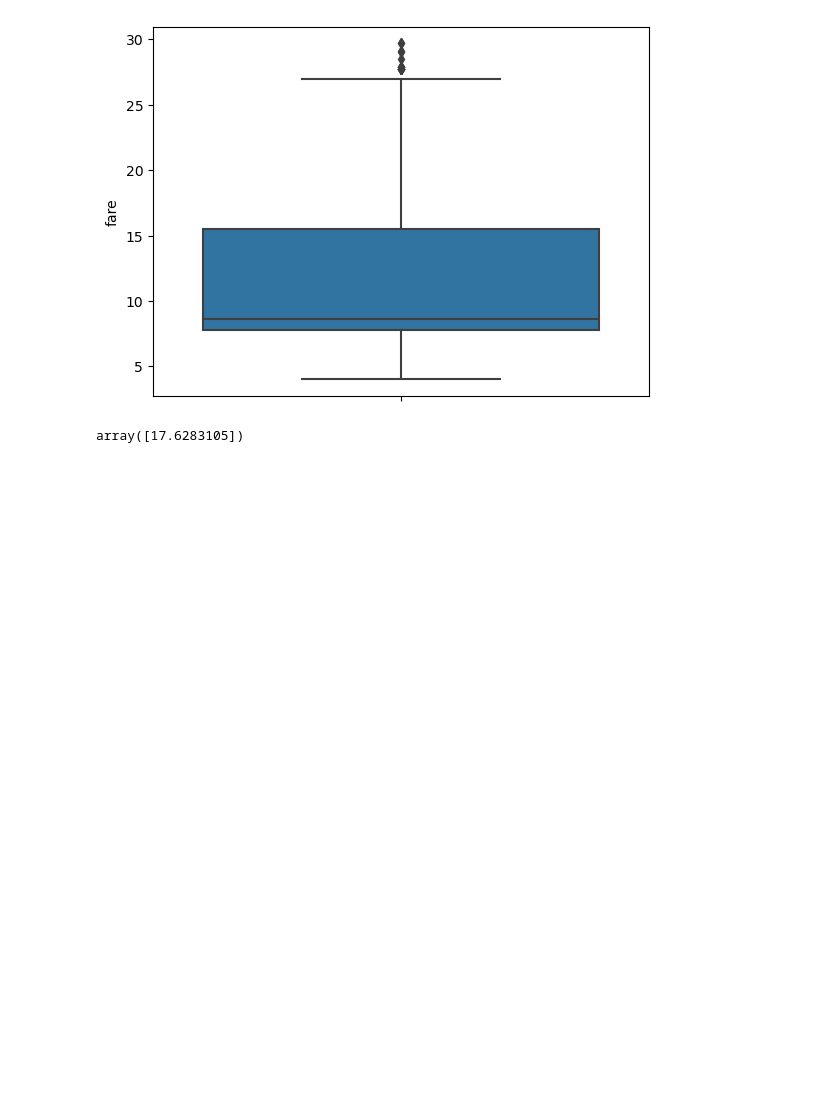
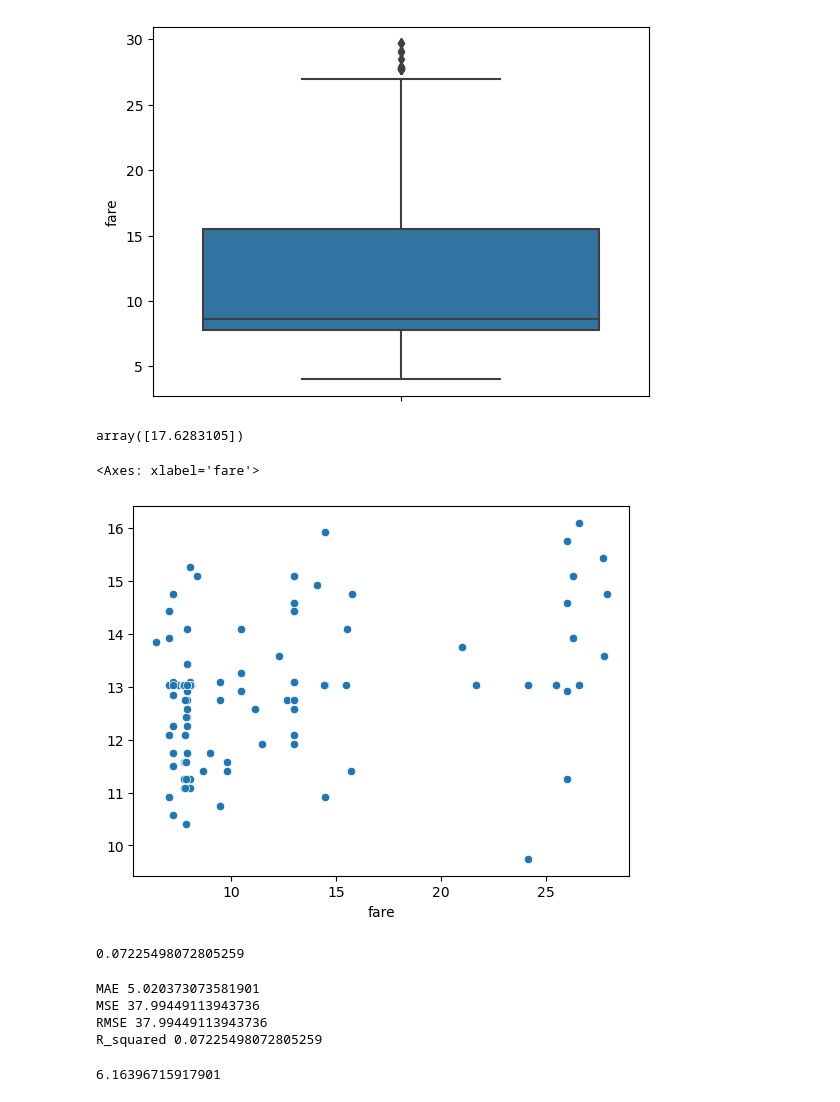
Before and after one commit to Afzalfaizi/python-ka-chilla, a Jupyter notebook: Machine Learning/regression.ipynb, the cells around one changed output. Drawn from its saved outputs; the diff is of its cells as text; code cells hidden in the pictures; blank space fills up the shorter version.

Commit message:
Linear Regression

```diff
--- a/Machine Learning/regression.ipynb
+++ b/Machine Learning/regression.ipynb
@@ -104,3 +104,52 @@ model.fit(x,y)
 model.predict([[55]])
 # %% [output]
 array([17.6283105])
+# %%
+# model evaluation with metrics
+# r2
+# mean squared error
+# MAE
+# RMSE
+
+x_train, x_test, y_train, y_test = train_test_split(x, y, train_size=0.8 )
+
+# model
+model = LinearRegression()
+
+# train
+model.fit(x_train, y_train)
+
+# prediction
+predictions = model.predict(x_test)
+# %%
+# compare
+sns.scatterplot(x=y_test, y=predictions)
+# %% [output]
+<Axes: xlabel='fare'>
+[figure, added]
+# %%
+model.score(x_test, y_test)
+# %% [output]
+0.07225498072805259
+# %%
+from sklearn.metrics import mean_squared_error, mean_absolute_error, r2_score
+MAE = mean_absolute_error(y_true=y_test, y_pred=predictions)
+MSE = mean_squared_error(y_true=y_test, y_pred=predictions)
+RMSE = mean_squared_error(y_true=y_test, y_pred=predictions, squared=True)
+RS =  r2_score(y_true=y_test, y_pred=predictions)
+
+print("MAE", MAE)
+print("MSE", MSE)
+print("RMSE", RMSE)
+print("R_squared", RS)
+# %% [output]
+MAE 5.020373073581901
+MSE 37.99449113943736
+RMSE 37.99449113943736
+R_squared 0.07225498072805259
+# %%
+import numpy as np
+RMSE = np.sqrt(MSE)
+RMSE
+# %% [output]
+6.16396715917901
```
